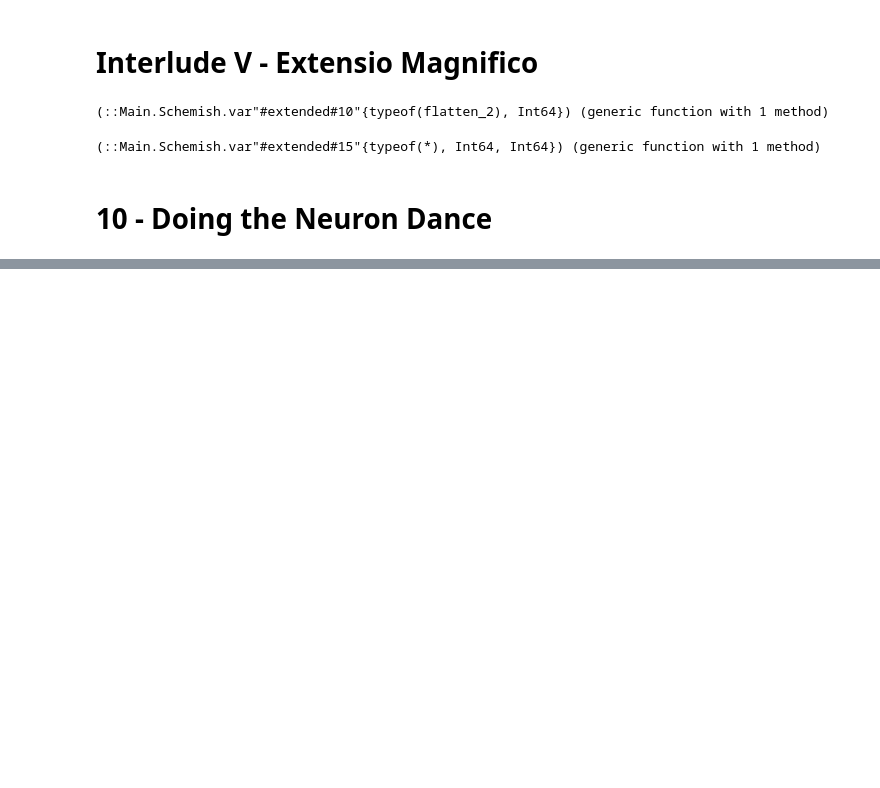
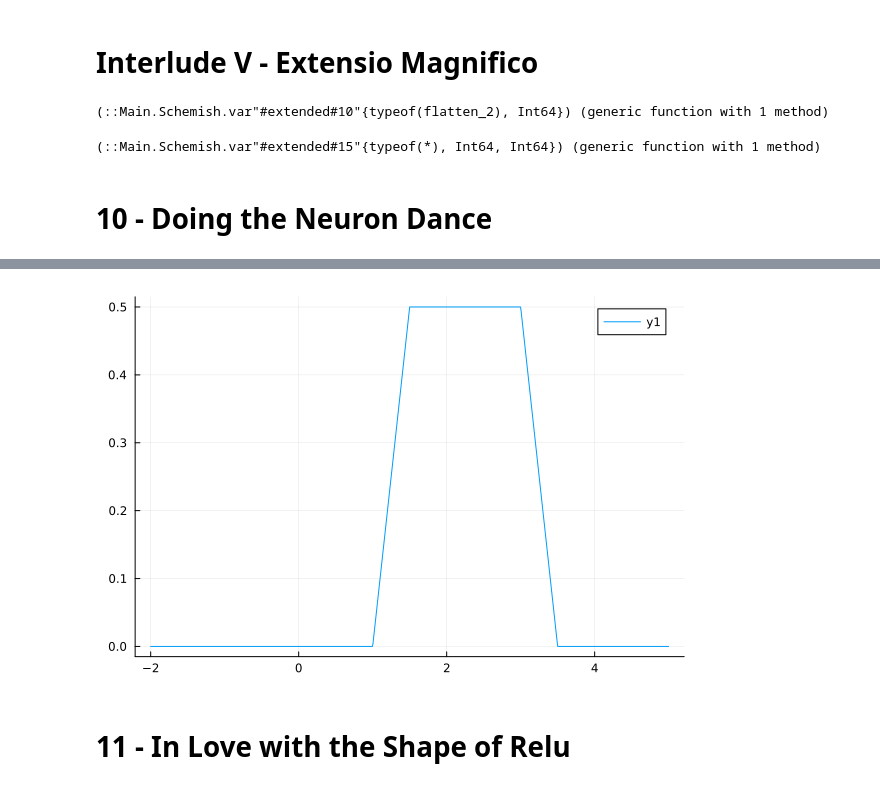
Before and after one commit to mbillingr/the-little-learner, a Jupyter notebook: notebooks/the-little-learner.ipynb, the cells around one changed output, grey strips where cells are left out. Cells and saved outputs as stored; diff of their text form; code cells hidden in the pictures; blank space fills up the shorter version.

```diff
--- a/notebooks/the-little-learner.ipynb
+++ b/notebooks/the-little-learner.ipynb
@@ -601,0 +655,9 @@ mul_2_1 = ext2(*, 2, 1)
+# %%
+full_strip(x, θ) = half_strip(x, list(ref(θ, 0), ref(θ, 1), ref(θ, 2))) -
+                   half_strip(x, list(ref(θ, 3), ref(θ, 4), ref(θ, 5)))
+
+show_with(plot, (x)->full_strip(x, list(tensor([1.0]), -1.0, -1.5, tensor([1.0]), -3, -3.5)), [-2, 5])
+# %% [output]
+[figure, added]
+# %% [markdown]
+# 11 - In Love with the Shape of Relu
```
Also changed, not shown: parts of 16 cells of this notebook.
